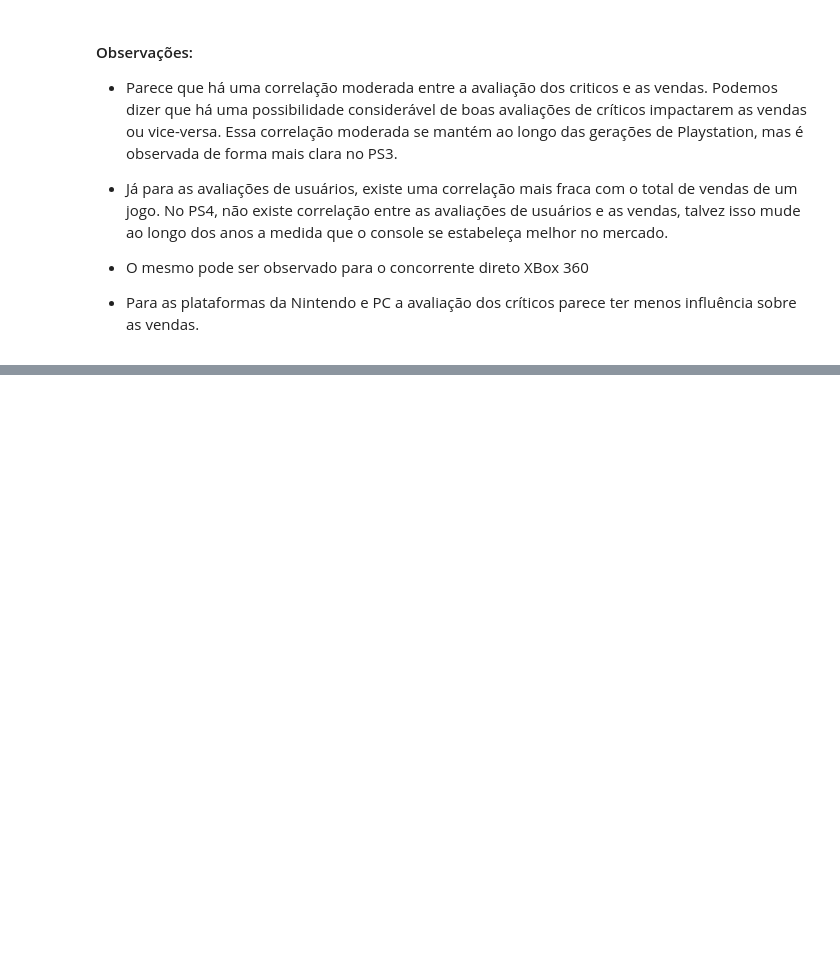
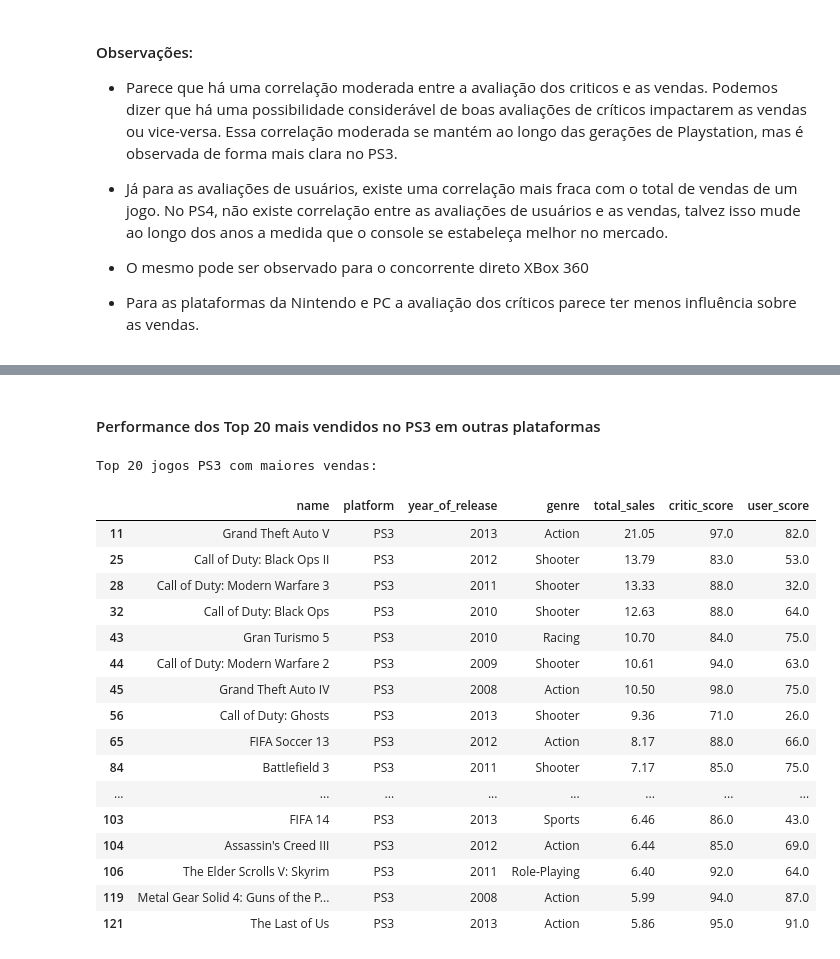
Before and after one commit to peperrone/mbads-sprint7-games, a Jupyter notebook: notebook.ipynb, the cells around one changed output, grey strips where cells are left out. Drawn from its saved outputs; the diff is of its cells as text; code cells hidden in the pictures; blank space fills up the shorter version.

```diff
--- a/notebook.ipynb
+++ b/notebook.ipynb
@@ -990,0 +1026,27 @@ Correlação entre critic_score, user_score e total_sales para PC:
+# %% [markdown]
+#### Performance dos Top 20 mais vendidos no PS3 em outras plataformas
+# %%
+# Top 20 jogos PS3 com maiores vendas
+top_20_ps3 = df_full_PS3.sort_values('total_sales', ascending=False).head(20)
+top_20_ps3_list = top_20_ps3['name'].tolist()
+print('Top 20 jogos PS3 com maiores vendas:')
+display(top_20_ps3[['name', 'platform', 'year_of_release', 'genre', 'total_sales', 'critic_score', 'user_score']])
+# %% [output]
+Top 20 jogos PS3 com maiores vendas:
+|  | name | platform | year_of_release | genre | total_sales | critic_score | user_score |
+| 11 | Grand Theft Auto V | PS3 | 2013 | Action | 21.05 | 97.0 | 82.0 |
+| 25 | Call of Duty: Black Ops II | PS3 | 2012 | Shooter | 13.79 | 83.0 | 53.0 |
+| 28 | Call of Duty: Modern Warfare 3 | PS3 | 2011 | Shooter | 13.33 | 88.0 | 32.0 |
+| 32 | Call of Duty: Black Ops | PS3 | 2010 | Shooter | 12.63 | 88.0 | 64.0 |
+| 43 | Gran Turismo 5 | PS3 | 2010 | Racing | 10.70 | 84.0 | 75.0 |
+| 44 | Call of Duty: Modern Warfare 2 | PS3 | 2009 | Shooter | 10.61 | 94.0 | 63.0 |
+| 45 | Grand Theft Auto IV | PS3 | 2008 | Action | 10.50 | 98.0 | 75.0 |
+| 56 | Call of Duty: Ghosts | PS3 | 2013 | Shooter | 9.36 | 71.0 | 26.0 |
+| 65 | FIFA Soccer 13 | PS3 | 2012 | Action | 8.17 | 88.0 | 66.0 |
+| 84 | Battlefield 3 | PS3 | 2011 | Shooter | 7.17 | 85.0 | 75.0 |
+| ... | ... | ... | ... | ... | ... | ... | ... |
+| 103 | FIFA 14 | PS3 | 2013 | Sports | 6.46 | 86.0 | 43.0 |
+| 104 | Assassin's Creed III | PS3 | 2012 | Action | 6.44 | 85.0 | 69.0 |
+| 106 | The Elder Scrolls V: Skyrim | PS3 | 2011 | Role-Playing | 6.40 | 92.0 | 64.0 |
+| 119 | Metal Gear Solid 4: Guns of the P... | PS3 | 2008 | Action | 5.99 | 94.0 | 87.0 |
+| 121 | The Last of Us | PS3 | 2013 | Action | 5.86 | 95.0 | 91.0 |
```
Also changed, not shown: parts of 29 cells of this notebook.
